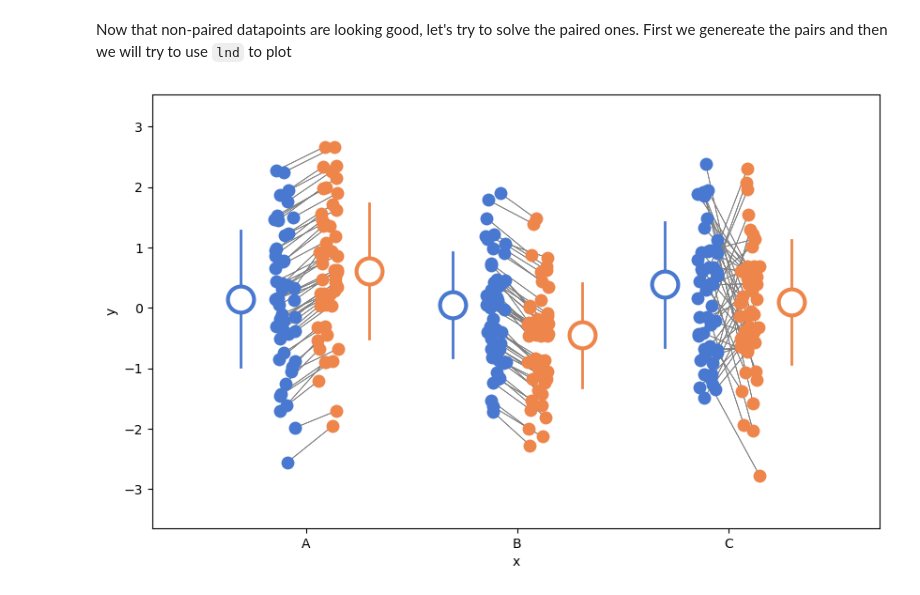
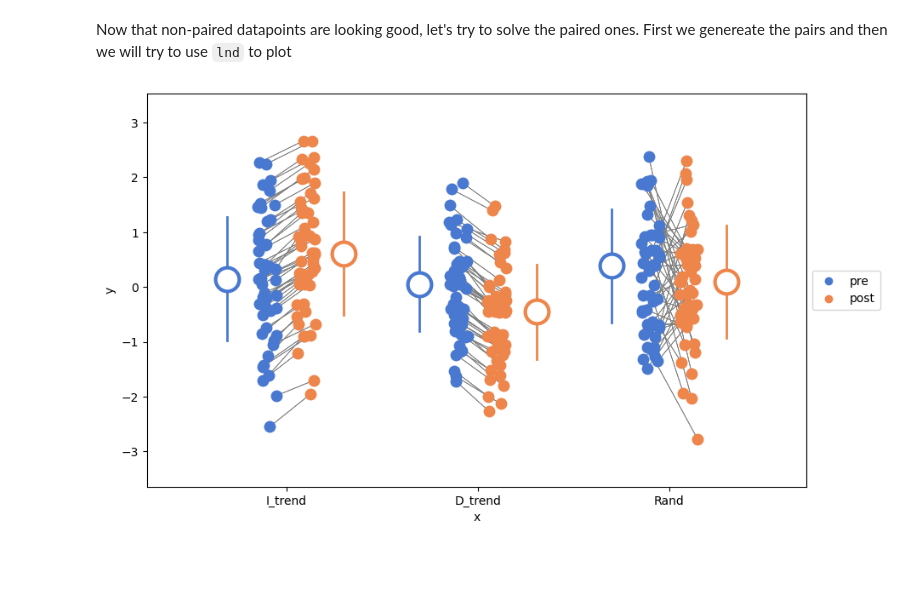
Before and after one commit to neuromechanist/lineNdots, a Jupyter notebook: scripts/sample_code.ipynb, the cells around one changed output. Saved outputs shown, nothing was run; the diff lists cells and outputs as text; code cells hidden in the pictures; blank space fills up the shorter version.

Commit message:
Update sample code, small func uppdate re color

```diff
--- a/scripts/sample_code.ipynb
+++ b/scripts/sample_code.ipynb
@@ -50,32 +49,32 @@ constant_B = 0.5
 noise_std = 0.1
 num_points = 50
 
-data_A_red = np.random.normal(0, 1, num_points)
-data_B_red = np.random.normal(0, 1, num_points)
-data_C_red = np.random.normal(0, 1, num_points)
-data_A_blue = data_A_red + constant_A + np.random.normal(0, noise_std, num_points)
-data_B_blue = data_B_red - constant_B + np.random.normal(0, noise_std, num_points)
-data_C_blue = np.random.normal(0, 1, num_points)
+data_I_pre = np.random.normal(0, 1, num_points)
+data_D_pre = np.random.normal(0, 1, num_points)
+data_R_pre = np.random.normal(0, 1, num_points)
+data_I_post = data_I_pre + constant_A + np.random.normal(0, noise_std, num_points)
+data_D_post = data_D_pre - constant_B + np.random.normal(0, noise_std, num_points)
+data_R_post = np.random.normal(0, 1, num_points)
 
 data = pd.DataFrame({
-    'x': ['A'] * num_points + ['A'] * num_points + ['B'] * num_points + ['B'] * num_points + ['C'] * num_points + ['C'] * num_points,
-    'y': np.concatenate([data_A_red, data_A_blue, data_B_red, data_B_blue, data_C_red, data_C_blue]),
-    'hue': ['red'] * num_points + ['blue'] * num_points + ['red'] * num_points + ['blue'] * num_points + ['red'] * num_points + ['blue'] * num_points
+    'x': ['I_trend'] * num_points + ['I_trend'] * num_points + ['D_trend'] * num_points + ['D_trend'] * num_points + ['Rand'] * num_points + ['Rand'] * num_points,
+    'y': np.concatenate([data_I_pre, data_I_post, data_D_pre, data_D_post, data_R_pre, data_R_post]),
+    'hue': ['pre'] * num_points + ['post'] * num_points + ['pre'] * num_points + ['post'] * num_points + ['pre'] * num_points + ['post'] * num_points
 })
 # %%
 # Create a palette
 palette = sns.color_palette("muted", 2)
 
 # Create a figure and axes
 fig, ax = plt.subplots(1, 1, figsize=(10, 6))
 
 # Test the enhanced lnd function with hairlines
 lnd(
     data, 'y', 'hue', 'x', palette=palette, agg_function=np.median, var_function=np.std,
-    ax=ax, colors=None, line=True, dots=True, flipped=True,
+    ax=ax, colors=None, line=True, dots=True, flipped=True, legend=True,
     verbose=False, adtnl_space=0.1, mean_size=20, size=10, lw=2, hairlines=True, hairline_style='-'
 )
 
 plt.show()
 # %% [output]
-[figure, old version]
+[figure, new version]
```
Also changed, not shown: parts of 1 cell of this notebook, 2 other files.
